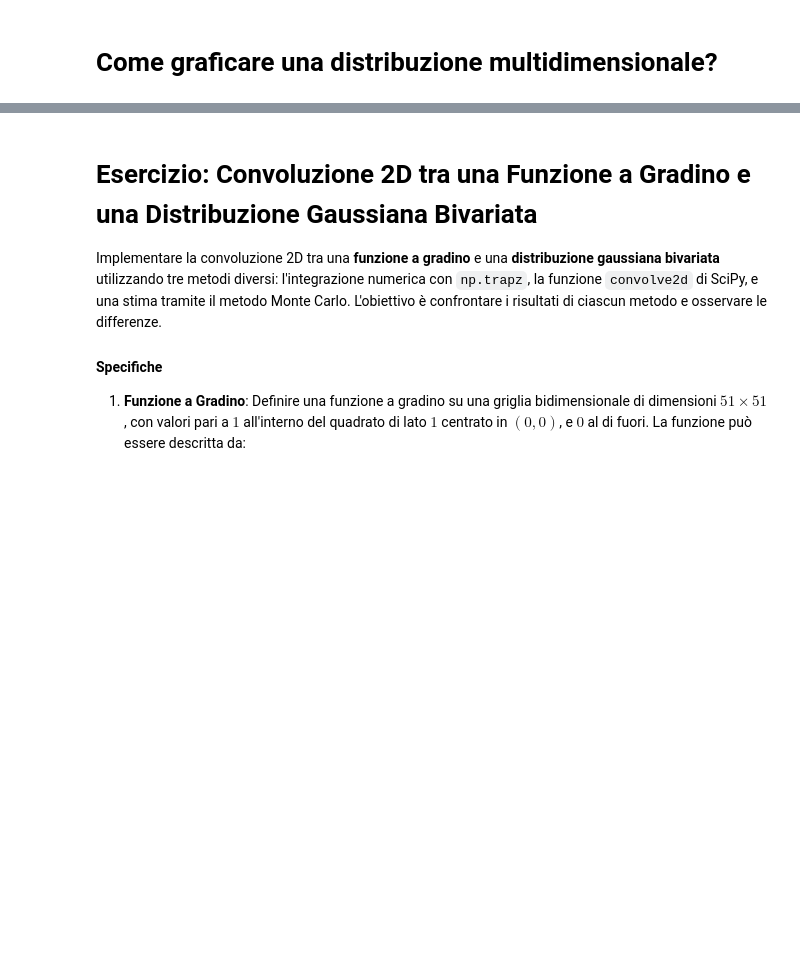
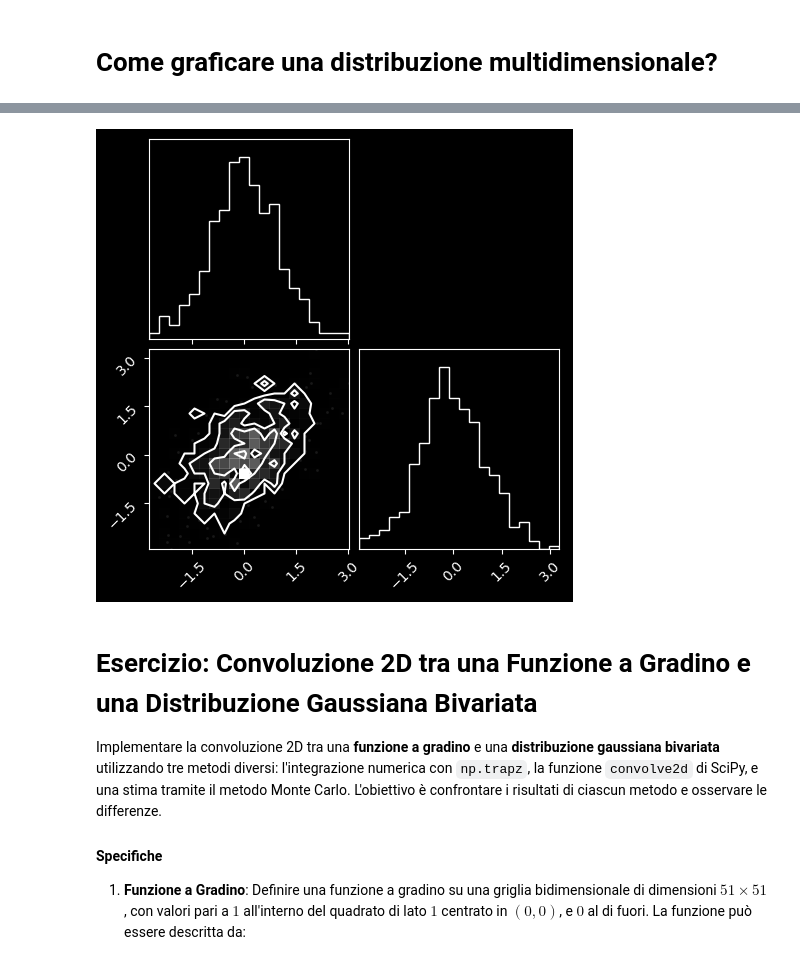
Before and after one commit to LucaFTP/Sidereo_Ex, a Jupyter notebook: Random_Numbers.ipynb, the cells around one changed output, grey strips where cells are left out. Saved outputs shown, nothing was run; the diff lists cells and outputs as text; code cells hidden in the pictures; blank space fills up the shorter version.

```diff
--- a/Random_Numbers.ipynb
+++ b/Random_Numbers.ipynb
@@ -971,3 +1016,9 @@ GTC = pygtc.plotGTC(chains=samples,
+# %%
+import corner
+
+figure = corner.corner(samples)
+# %% [output]
+[figure, added]
 # %% [markdown]
 # Esercizio: Convoluzione 2D tra una Funzione a Gradino e una Distribuzione Gaussiana Bivariata
 
```
Also changed, not shown: parts of 4 cells of this notebook.
